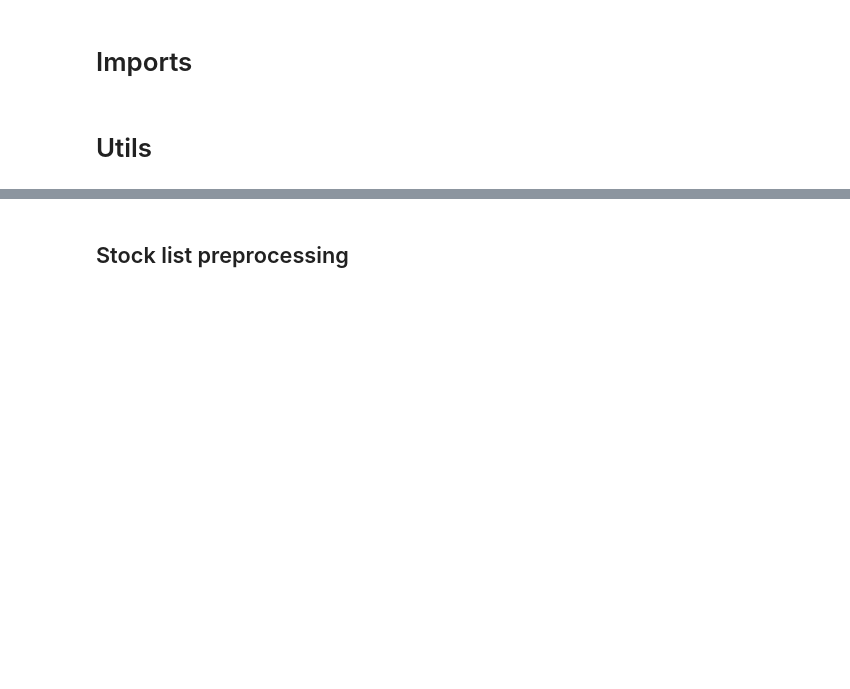
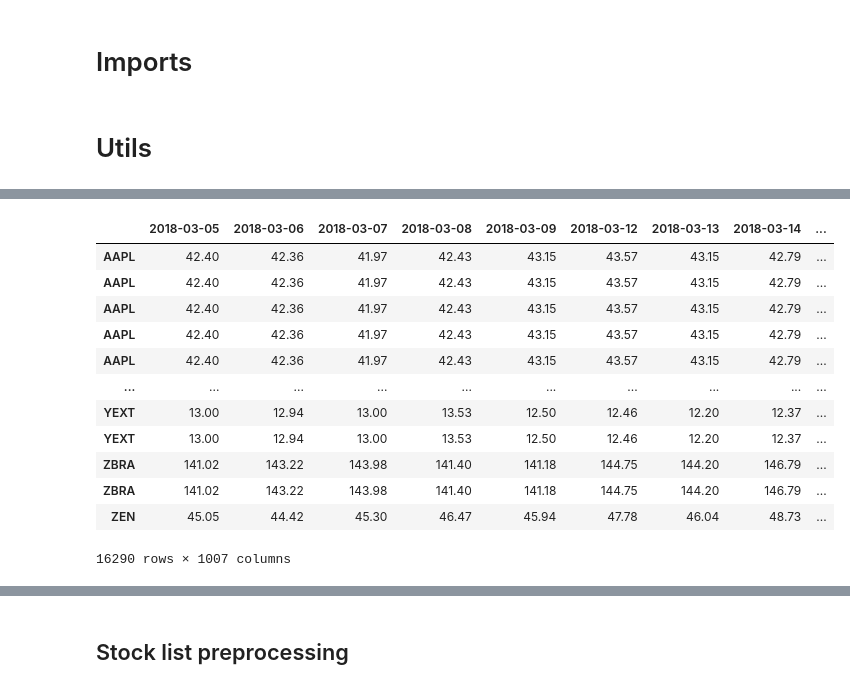
Before and after one commit to DomStan/stonk-rank, a Jupyter notebook: stonks_notebook.ipynb, the cells around one changed output, grey strips where cells are left out. Drawn from its saved outputs; the diff is of its cells as text; code cells hidden in the pictures; blank space fills up the shorter version.

Commit message:
code cleanup, pairs generation, docs

```diff
--- a/stonks_notebook.ipynb
+++ b/stonks_notebook.ipynb
@@ -64,10 +255,10 @@ def get_stonk_data(stonk_list, period_years=3, date_from=None, date_to=datetime.
 # %%
-def get_tickers_by_industry(industries, data_dir='data', filename='stonk_list.csv'):
+def get_stonk_data_by_industry(date_from, date_to, industries=None, data_prefix=None, stonk_list_filename=None, data_dir=None):
     '''
-    Read the CSV file containing all tickers and their subindustries and return tickers from the selected subindustries in a list.
+    Read the CSV file containing all stonk price data and return the tickers from the selected subindustries.
 
     -Args:
-        industries (List(string)): the list can contain:
+        industries (List(string)): if not given, return all tickers; else the list can contain:
             'technology_hardware_and_equipment'
             'software_and_services'
             'media_and_entertainment'
@@ -97,8 +288,13 @@ def get_tickers_by_industry(industries, data_dir='data', filename='stonk_list.cs
             'paper_and_forest_products'
 
     -Returns:
-        tickers (pandas Series): list of selected ticker names
+        stonks (pandas DataFrame): list of selected tickers' price data
     '''
-    path_to_csv = os.path.join(data_dir, filename)
-    stonk_list = pd.read_csv(path_to_csv)
-    return stonk_list[stonk_list['subindustry'].isin(industries)]['ticker']
+    all_stonks = read_stonk_data(date_from, date_to, data_dir=data_dir, data_prefix=data_prefix)
+
+    if industries is None or not industries:
+        return all_stonks
+    else:
+        all_tickers = get_tickers_by_industry(industries=None, data_dir=data_dir, filename=stonk_list_filename)
+        all_stonks = all_stonks.join(all_tickers, how='inner')
+        return all_stonks[all_stonks['subindustry'].isin(industries)].drop(columns='subindustry')
@@ -139,0 +321,2 @@ df = get_stonk_data(tickers, period_years=3)
+# %%
+stonks = get_stonk_data_by_industry('2018-03-05', '2022-03-03', industries=['technology_hardware_and_equipment', 'software_and_services'])
@@ -139,0 +339,8 @@ df = get_stonk_data(tickers, period_years=3)
+# %%
+def combine_stonk_pairs(stonks_prices):
+    # All ticker names must be unique
+    assert all(stonks_prices.index.unique() == stonks_prices.index)
+
+    combs = np.asarray(list(combinations(stonks_prices.index.unique(), 2)))
+
+    return stonks_prices.loc[combs[:, 0]], stonks_prices.loc[combs[:, 1]]
@@ -139,0 +363,18 @@ df = get_stonk_data(tickers, period_years=3)
+# %%
+X, Y = combine_stonk_pairs(stonks)
+# %%
+X
+# %% [output]
+|  | 2018-03-05 | 2018-03-06 | 2018-03-07 | 2018-03-08 | 2018-03-09 | 2018-03-12 | 2018-03-13 | 2018-03-14 | ... |
+| AAPL | 42.40 | 42.36 | 41.97 | 42.43 | 43.15 | 43.57 | 43.15 | 42.79 | ... |
+| AAPL | 42.40 | 42.36 | 41.97 | 42.43 | 43.15 | 43.57 | 43.15 | 42.79 | ... |
+| AAPL | 42.40 | 42.36 | 41.97 | 42.43 | 43.15 | 43.57 | 43.15 | 42.79 | ... |
+| AAPL | 42.40 | 42.36 | 41.97 | 42.43 | 43.15 | 43.57 | 43.15 | 42.79 | ... |
+| AAPL | 42.40 | 42.36 | 41.97 | 42.43 | 43.15 | 43.57 | 43.15 | 42.79 | ... |
+| ... | ... | ... | ... | ... | ... | ... | ... | ... | ... |
+| YEXT | 13.00 | 12.94 | 13.00 | 13.53 | 12.50 | 12.46 | 12.20 | 12.37 | ... |
+| YEXT | 13.00 | 12.94 | 13.00 | 13.53 | 12.50 | 12.46 | 12.20 | 12.37 | ... |
+| ZBRA | 141.02 | 143.22 | 143.98 | 141.40 | 141.18 | 144.75 | 144.20 | 146.79 | ... |
+| ZBRA | 141.02 | 143.22 | 143.98 | 141.40 | 141.18 | 144.75 | 144.20 | 146.79 | ... |
+| ZEN | 45.05 | 44.42 | 45.30 | 46.47 | 45.94 | 47.78 | 46.04 | 48.73 | ... |
+16290 rows × 1007 columns
```
Also changed, not shown: parts of 51 cells of this notebook.
